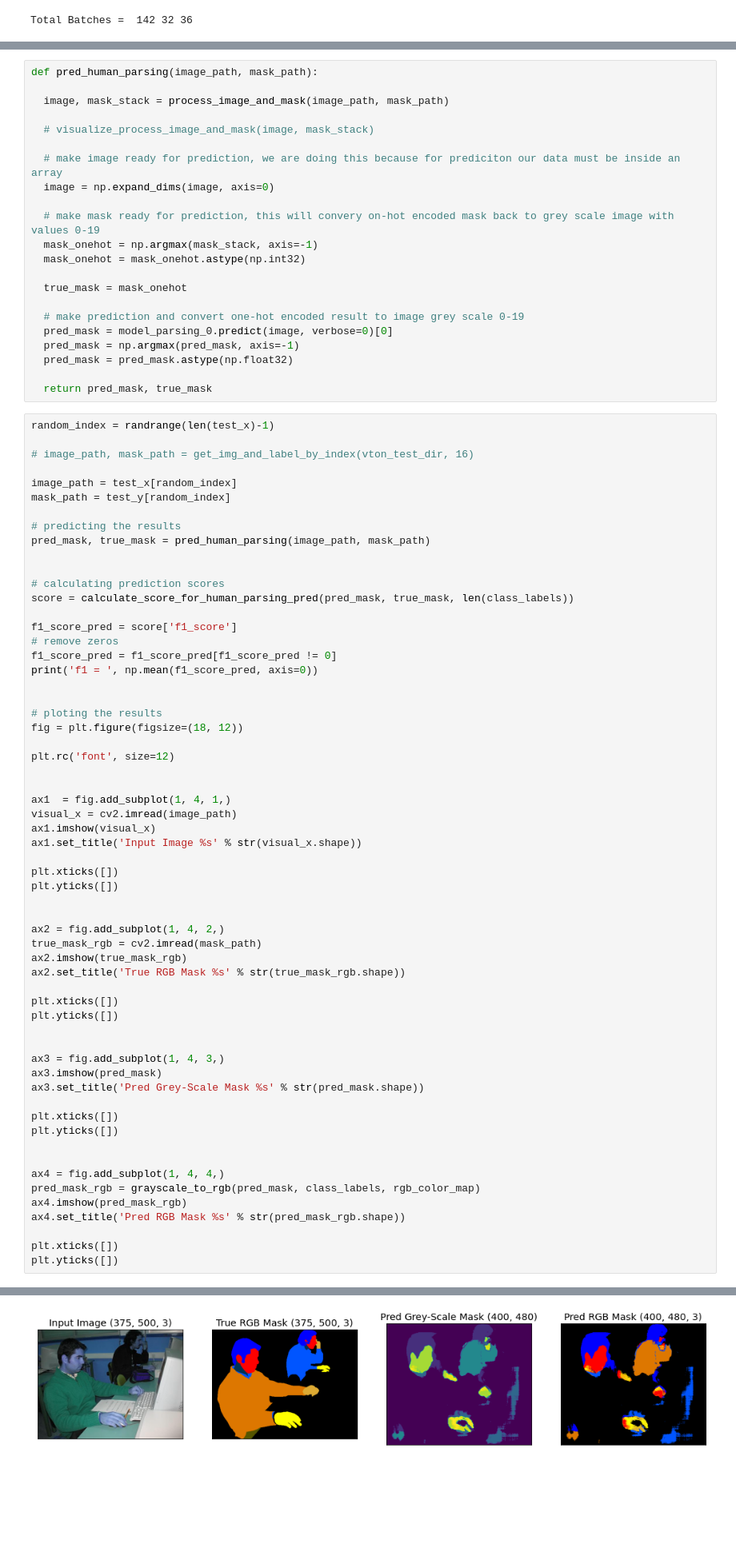
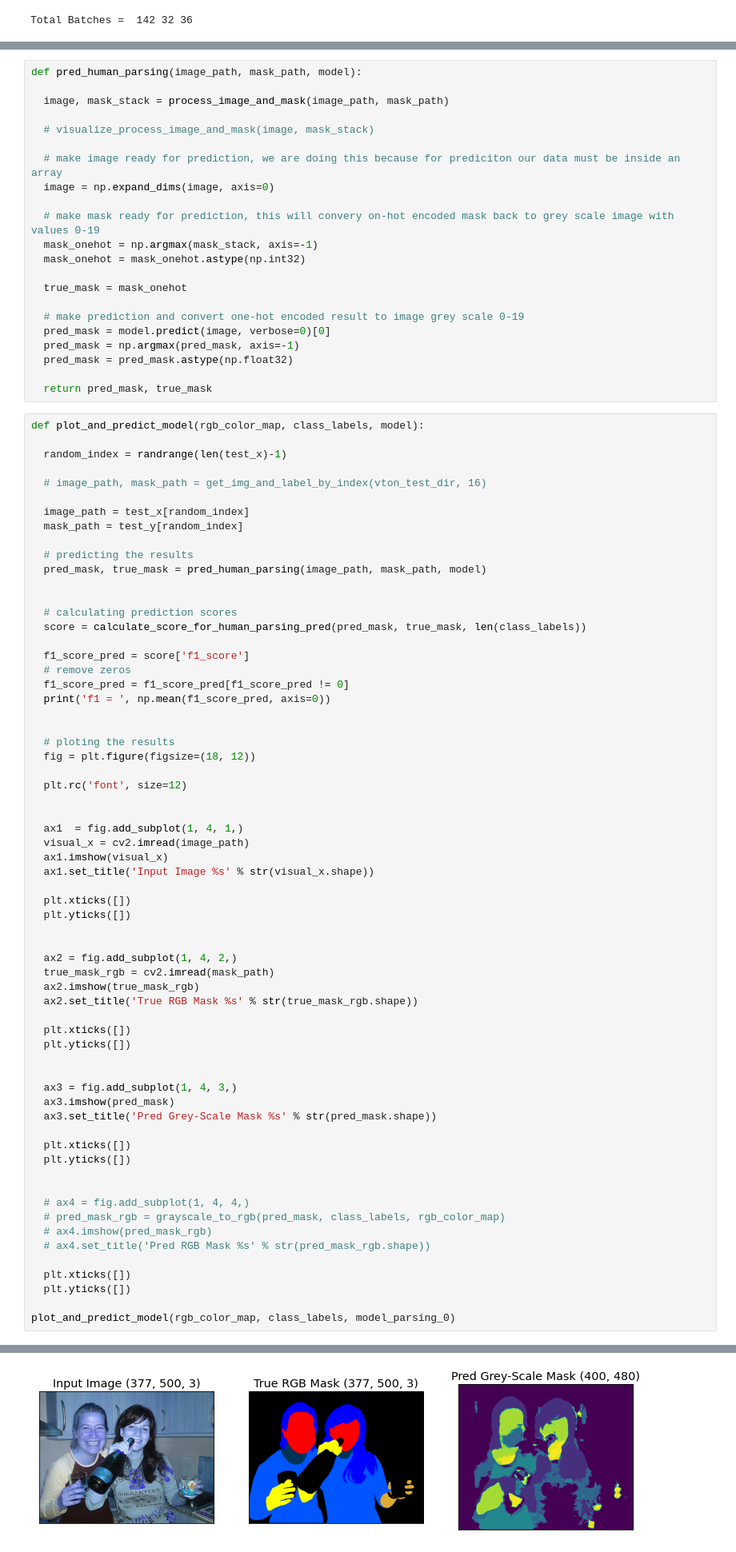
Before and after one commit to Junaidhassan99/FYP, a Jupyter notebook: fyp_01_junaid.ipynb, the cells around one changed output, grey strips where cells are left out. Shown: that part at 80% size. Drawn from its saved outputs; the diff is of its cells as text; blank space fills up the shorter version.

```diff
--- a/fyp_01_junaid.ipynb
+++ b/fyp_01_junaid.ipynb
@@ -1036,7 +1036,7 @@ def calculate_score_for_human_parsing_pred(pred_mask, true_mask, n_classes):
 
   return {'f1_score': f1_score_pred}
 # %%
-def pred_human_parsing(image_path, mask_path):
+def pred_human_parsing(image_path, mask_path, model):
 
   image, mask_stack = process_image_and_mask(image_path, mask_path)
 
@@ -1052,69 +1052,73 @@ def pred_human_parsing(image_path, mask_path):
   true_mask = mask_onehot
 
   # make prediction and convert one-hot encoded result to image grey scale 0-19
-  pred_mask = model_parsing_0.predict(image, verbose=0)[0]
+  pred_mask = model.predict(image, verbose=0)[0]
   pred_mask = np.argmax(pred_mask, axis=-1)
   pred_mask = pred_mask.astype(np.float32)
 
   return pred_mask, true_mask
 # %%
-random_index = randrange(len(test_x)-1)
+def plot_and_predict_model(rgb_color_map, class_labels, model):
 
-# image_path, mask_path = get_img_and_label_by_index(vton_test_dir, 16)
+  random_index = randrange(len(test_x)-1)
 
-image_path = test_x[random_index]
-mask_path = test_y[random_index]
+  # image_path, mask_path = get_img_and_label_by_index(vton_test_dir, 16)
 
-# predicting the results
-pred_mask, true_mask = pred_human_parsing(image_path, mask_path)
+  image_path = test_x[random_index]
+  mask_path = test_y[random_index]
+
+  # predicting the results
+  pred_mask, true_mask = pred_human_parsing(image_path, mask_path, model)
 
 
-# calculating prediction scores
-score = calculate_score_for_human_parsing_pred(pred_mask, true_mask, len(class_labels))
+  # calculating prediction scores
+  score = calculate_score_for_human_parsing_pred(pred_mask, true_mask, len(class_labels))
 
-f1_score_pred = score['f1_score']
-# remove zeros
-f1_score_pred = f1_score_pred[f1_score_pred != 0]
-print('f1 = ', np.mean(f1_score_pred, axis=0))
+  f1_score_pred = score['f1_score']
+  # remove zeros
+  f1_score_pred = f1_score_pred[f1_score_pred != 0]
+  print('f1 = ', np.mean(f1_score_pred, axis=0))
 
 
-# ploting the results
-fig = plt.figure(figsize=(18, 12))
+  # ploting the results
+  fig = plt.figure(figsize=(18, 12))
 
-plt.rc('font', size=12)
+  plt.rc('font', size=12)
 
 
-ax1  = fig.add_subplot(1, 4, 1,)
-visual_x = cv2.imread(image_path)
-ax1.imshow(visual_x)
-ax1.set_title('Input Image %s' % str(visual_x.shape))
+  ax1  = fig.add_subplot(1, 4, 1,)
+  visual_x = cv2.imread(image_path)
+  ax1.imshow(visual_x)
+  ax1.set_title('Input Image %s' % str(visual_x.shape))
 
-plt.xticks([])
-plt.yticks([])
+  plt.xticks([])
+  plt.yticks([])
 
 
-ax2 = fig.add_subplot(1, 4, 2,)
-true_mask_rgb = cv2.imread(mask_path)
-ax2.imshow(true_mask_rgb)
-ax2.set_title('True RGB Mask %s' % str(true_mask_rgb.shape))
+  ax2 = fig.add_subplot(1, 4, 2,)
+  true_mask_rgb = cv2.imread(mask_path)
+  ax2.imshow(true_mask_rgb)
+  ax2.set_title('True RGB Mask %s' % str(true_mask_rgb.shape))
 
-plt.xticks([])
-plt.yticks([])
+  plt.xticks([])
+  plt.yticks([])
 
 
-ax3 = fig.add_subplot(1, 4, 3,)
-ax3.imshow(pred_mask)
-ax3.set_title('Pred Grey-Scale Mask %s' % str(pred_mask.shape))
+  ax3 = fig.add_subplot(1, 4, 3,)
+  ax3.imshow(pred_mask)
+  ax3.set_title('Pred Grey-Scale Mask %s' % str(pred_mask.shape))
 
-plt.xticks([])
-plt.yticks([])
+  plt.xticks([])
+  plt.yticks([])
 
 
-ax4 = fig.add_subplot(1, 4, 4,)
-pred_mask_rgb = grayscale_to_rgb(pred_mask, class_labels, rgb_color_map)
-ax4.imshow(pred_mask_rgb)
-ax4.set_title('Pred RGB Mask %s' % str(pred_mask_rgb.shape))
+  # ax4 = fig.add_subplot(1, 4, 4,)
+  # pred_mask_rgb = grayscale_to_rgb(pred_mask, class_labels, rgb_color_map)
+  # ax4.imshow(pred_mask_rgb)
+  # ax4.set_title('Pred RGB Mask %s' % str(pred_mask_rgb.shape))
 
-plt.xticks([])
-plt.yticks([])
+  plt.xticks([])
+  plt.yticks([])
+
+plot_and_predict_model(rgb_color_map, class_labels, model_parsing_0)
 # %% [output]
@@ -1123,4 +1126,4 @@ f1 =  0.3437775611484794
-[figure, old version]
+[figure, new version]
 # %% [markdown]
 **Tasks to do next:**
 
```
Also changed, not shown: parts of 3 cells of this notebook.
